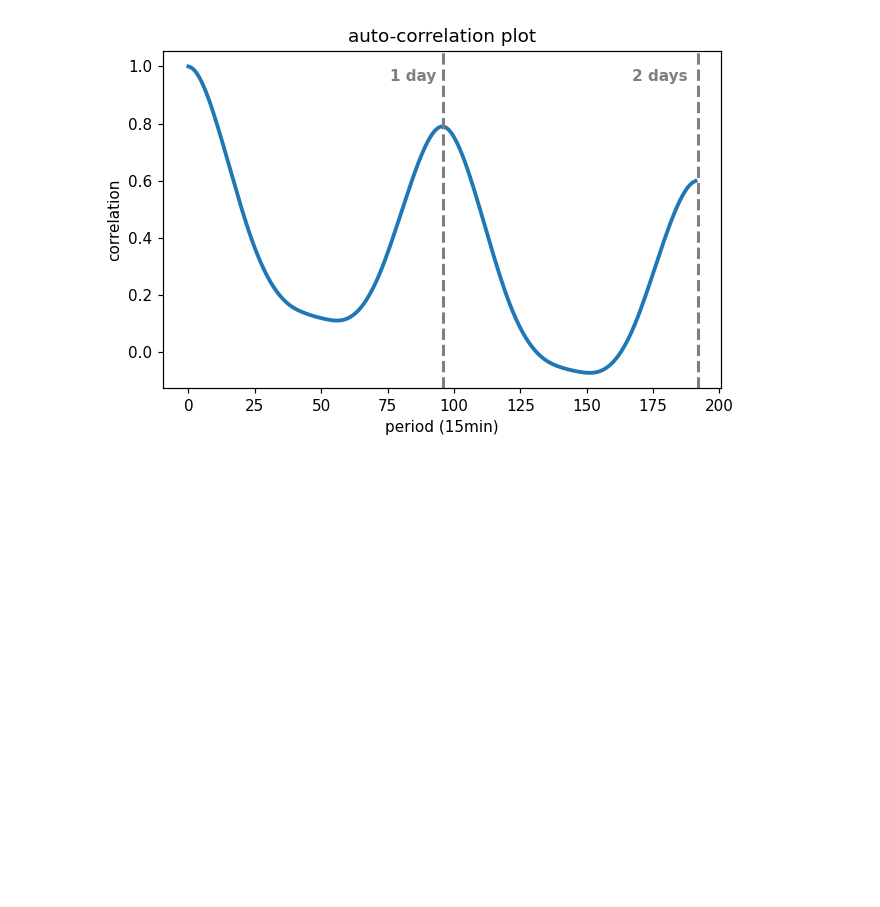
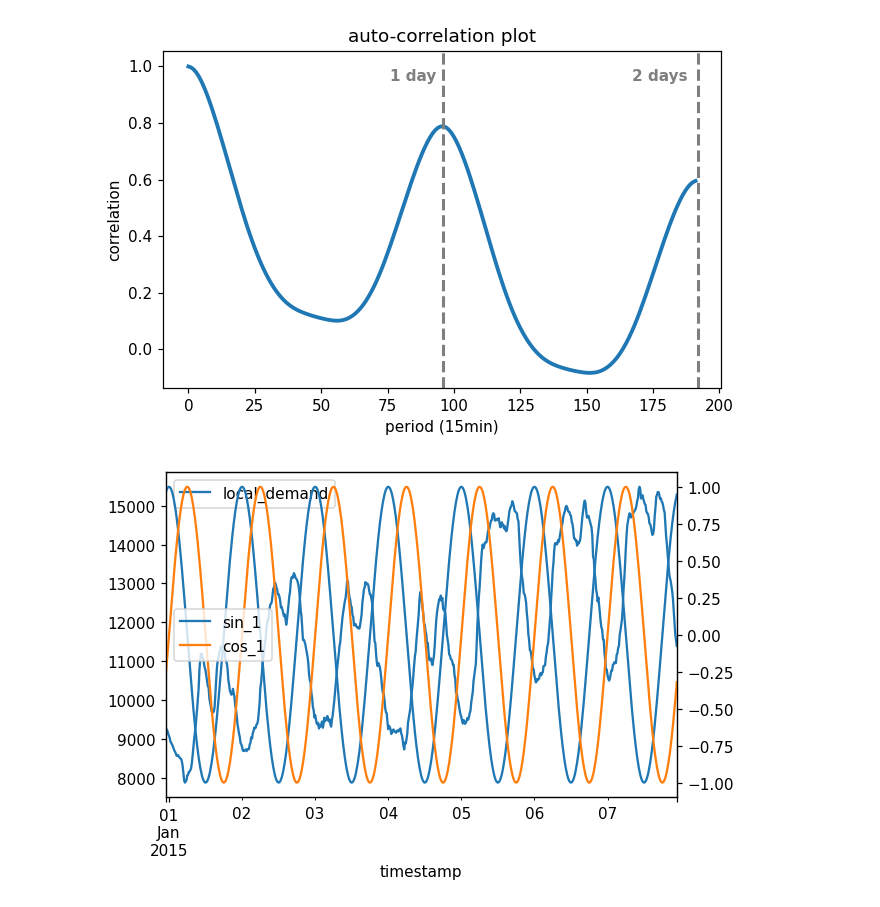
Before and after one commit to lmalms/german-power-grid, a Jupyter notebook: notebooks/exploratory_data_analysis.ipynb, the cells around one changed output. Cells and saved outputs as stored; diff of their text form; code cells hidden in the pictures; blank space fills up the shorter version.

```diff
--- a/notebooks/exploratory_data_analysis.ipynb
+++ b/notebooks/exploratory_data_analysis.ipynb
@@ -18,6 +23,28 @@ FILE_PATH = "/Users/lukasmalms/Desktop/DataScience/GitHub/german-power-grid/data
 
 # Timezone
 UTC = pytz.utc
+
+# Month to int
+MONTHS_OF_THE_YEAR = dict(zip(
+    ["jan", "feb", "mar", "apr", "may", "jun", "jul", "aug", "sept", "oct", "nov", "dec"],
+    [i for i in range(1, 13)]
+))
+
+# Leap years
+LEAP_YEARS = [2004, 2008, 2012, 2016, 2020]
+
+# Days per month
+def get_days_per_month() -> Callable[[int], Dict[str, int]]:
+
+    def days_per_month(year: int) -> Dict[str, int]:
+        return dict(zip(
+            ["jan", "feb", "mar", "apr", "may", "jun", "jul", "aug", "sept", "oct", "nov", "dec"],
+            [31, (29 if year in LEAP_YEARS else 28), 31, 30, 31, 30, 31, 31, 30, 31, 30, 31]
+        ))
+
+    return days_per_month
+
+DAYS_PER_MONTH = get_days_per_month()
 # %%
 # Import data
 df = pd.read_csv(
@@ -122,3 +211,23 @@ ax.set_title("auto-correlation plot")
 fig.tight_layout();
 # %% [output]
 [figure]
+# %%
+# Fourier analysis and decomposition
+
+period = 24 * 60 * 60  # in seconds (from autocorrelation plot)
+t_s = np.array(3600*df.index.hour + 60*df.index.minute + df.index.second)
+for i in range(1, 4):
+    df.loc[:, f"cos_{i}"] = np.sin((2*np.pi*i*t_s)/period)
+    df.loc[:, f"sin_{i}"] = np.cos((2*np.pi*i*t_s)/period)
+
+n_samples = 7*4*24
+
+fig, ax = plt.subplots(1, 1, dpi=110)
+ax = df.iloc[:n_samples].plot(y="local_demand", ax=ax)
+ax2 = ax.twinx()
+ax2=df.iloc[:n_samples].plot(y="sin_1", ax=ax2)
+ax2=df.iloc[:n_samples].plot(y="cos_1", ax=ax2)
+
+fig.tight_layout()
+# %% [output]
+[figure, added]
```
Also changed, not shown: parts of 5 cells of this notebook, 2 other files.
